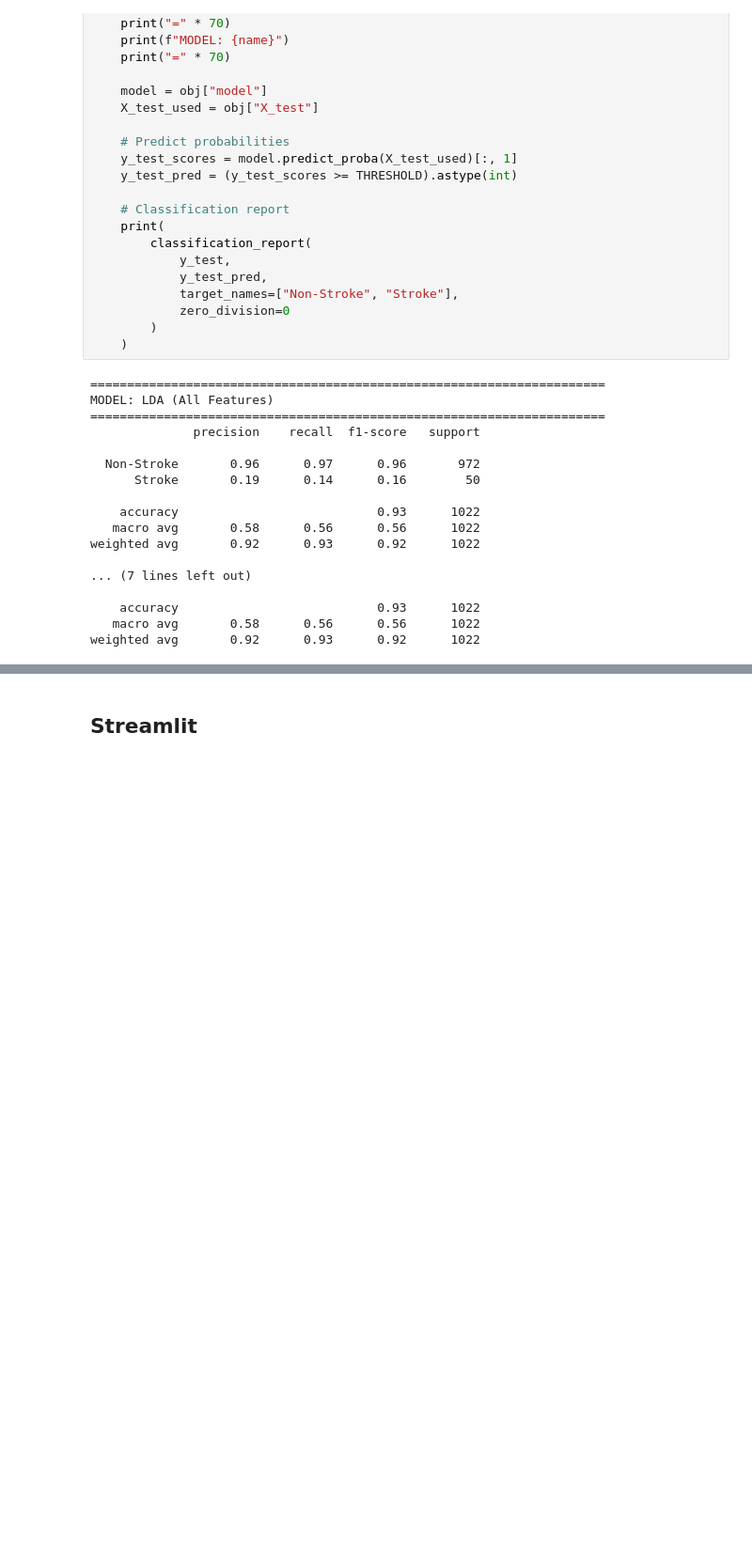
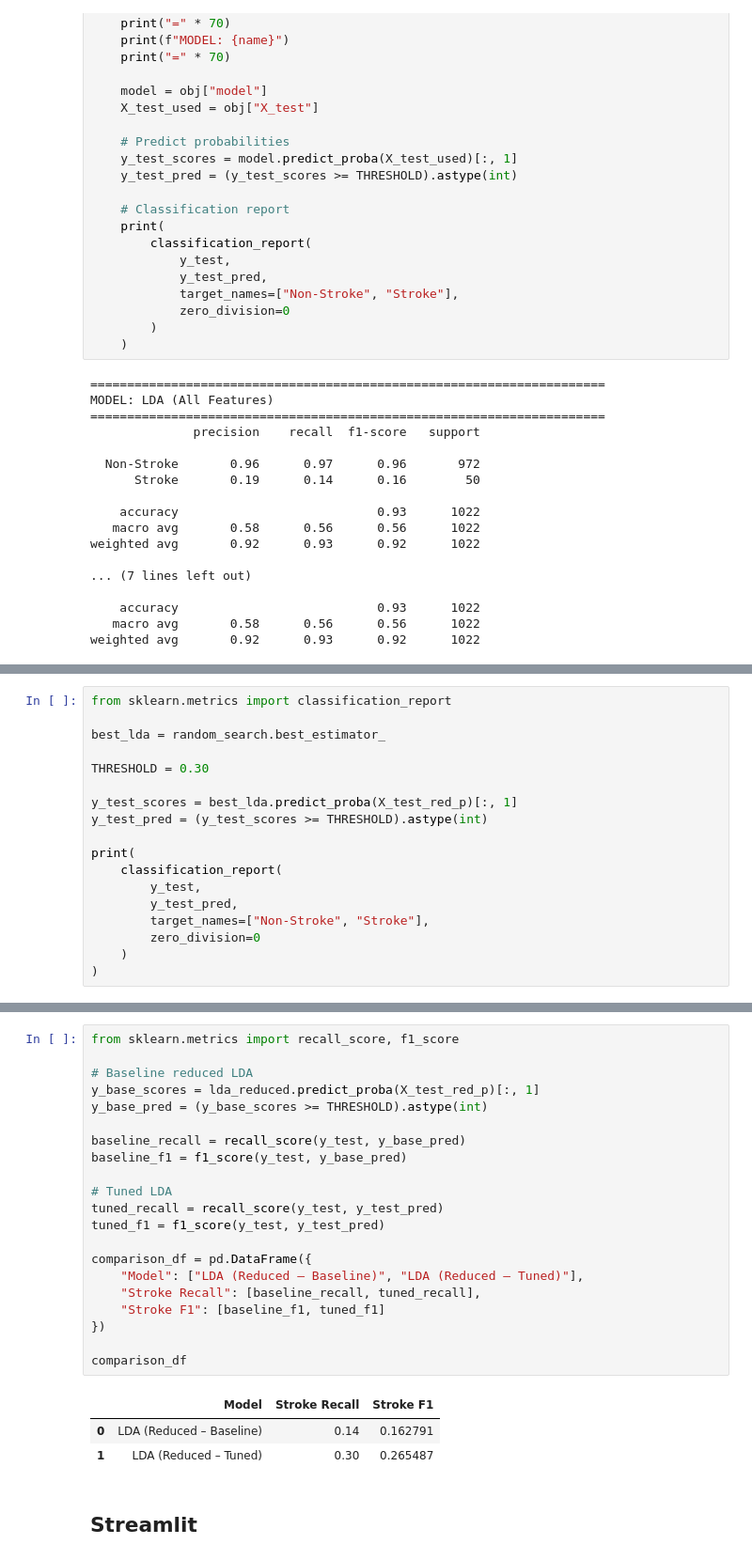
Before and after one commit to Ben-po/MLDP-Project, a Jupyter notebook: Stroke_prediction.ipynb, the cells around one changed output, grey strips where cells are left out. Shown at 94% size. Saved outputs shown, nothing was run; the diff lists cells and outputs as text; blank space fills up the shorter version.

Commit message:
Started tuning and saved the current tuned model

```diff
--- a/Stroke_prediction.ipynb
+++ b/Stroke_prediction.ipynb
@@ -585,0 +645,18 @@ weighted avg       0.92      0.93      0.92      1022
+# %%
+from sklearn.metrics import classification_report
+
+best_lda = random_search.best_estimator_
+
+THRESHOLD = 0.30
+
+y_test_scores = best_lda.predict_proba(X_test_red_p)[:, 1]
+y_test_pred = (y_test_scores >= THRESHOLD).astype(int)
+
+print(
+    classification_report(
+        y_test,
+        y_test_pred,
+        target_names=["Non-Stroke", "Stroke"],
+        zero_division=0
+    )
+)
@@ -586,3 +672,28 @@ weighted avg       0.92      0.93      0.92      1022
+# %%
+from sklearn.metrics import recall_score, f1_score
+
+# Baseline reduced LDA
+y_base_scores = lda_reduced.predict_proba(X_test_red_p)[:, 1]
+y_base_pred = (y_base_scores >= THRESHOLD).astype(int)
+
+baseline_recall = recall_score(y_test, y_base_pred)
+baseline_f1 = f1_score(y_test, y_base_pred)
+
+# Tuned LDA
+tuned_recall = recall_score(y_test, y_test_pred)
+tuned_f1 = f1_score(y_test, y_test_pred)
+
+comparison_df = pd.DataFrame({
+    "Model": ["LDA (Reduced – Baseline)", "LDA (Reduced – Tuned)"],
+    "Stroke Recall": [baseline_recall, tuned_recall],
+    "Stroke F1": [baseline_f1, tuned_f1]
+})
+
+comparison_df
+# %% [output]
+|  | Model | Stroke Recall | Stroke F1 |
+| 0 | LDA (Reduced – Baseline) | 0.14 | 0.162791 |
+| 1 | LDA (Reduced – Tuned) | 0.30 | 0.265487 |
 # %% [markdown]
 ## Streamlit
 # %%
```
Also changed, not shown: parts of 5 cells of this notebook, 2 other files.
